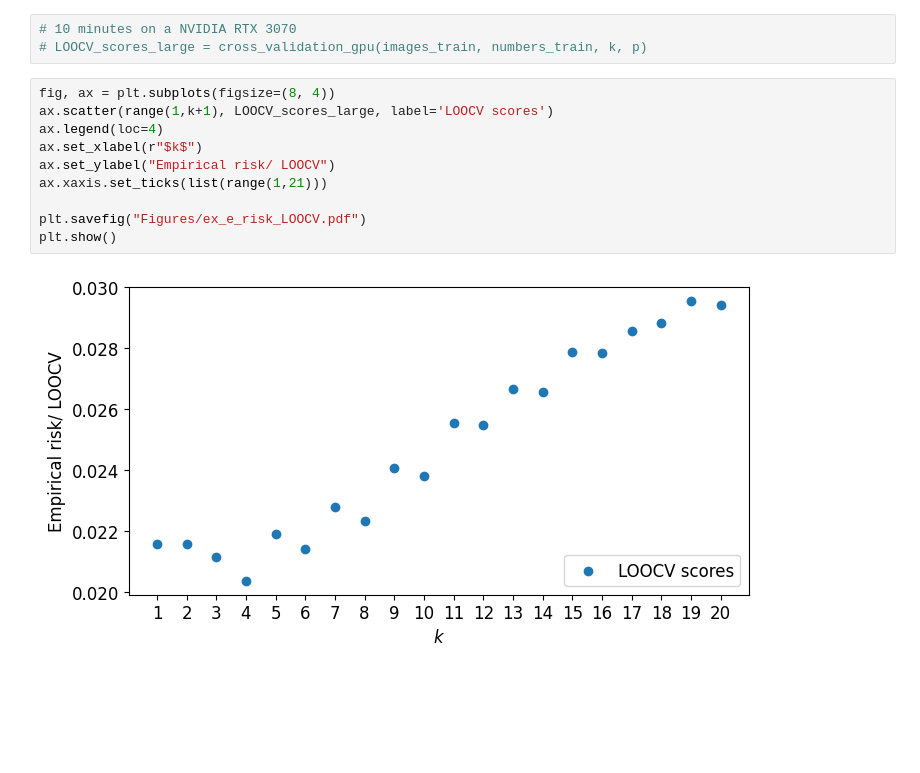
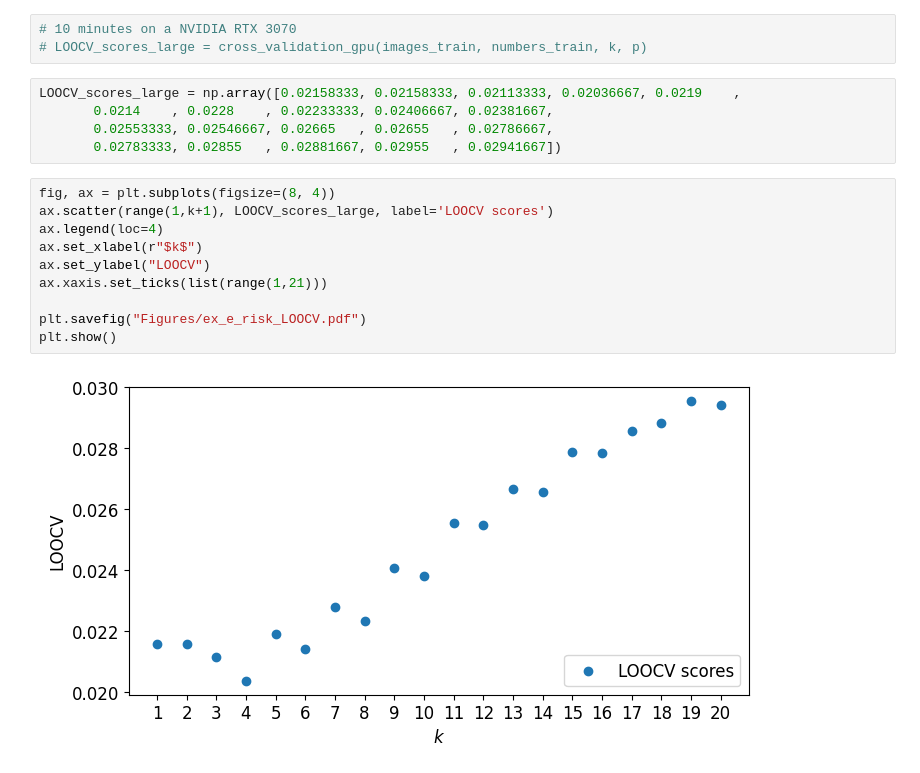
Before and after one commit to Sarc-s/2MMS80-part-one, a Jupyter notebook: gpu_code.ipynb, the cells around one changed output. Cells and saved outputs as stored; diff of their text form; blank space fills up the shorter version.

```diff
--- a/gpu_code.ipynb
+++ b/gpu_code.ipynb
@@ -388,15 +388,20 @@ p = 8
 # %%
 # 10 minutes on a NVIDIA RTX 3070
 # LOOCV_scores_large = cross_validation_gpu(images_train, numbers_train, k, p)
+# %%
+LOOCV_scores_large = np.array([0.02158333, 0.02158333, 0.02113333, 0.02036667, 0.0219    ,
+       0.0214    , 0.0228    , 0.02233333, 0.02406667, 0.02381667,
+       0.02553333, 0.02546667, 0.02665   , 0.02655   , 0.02786667,
+       0.02783333, 0.02855   , 0.02881667, 0.02955   , 0.02941667])
 # %%
 fig, ax = plt.subplots(figsize=(8, 4))
 ax.scatter(range(1,k+1), LOOCV_scores_large, label='LOOCV scores')
 ax.legend(loc=4)
 ax.set_xlabel(r"$k$")
-ax.set_ylabel("Empirical risk/ LOOCV")
+ax.set_ylabel("LOOCV")
 ax.xaxis.set_ticks(list(range(1,21)))
 
 plt.savefig("Figures/ex_e_risk_LOOCV.pdf")
 plt.show()
 # %% [output]
-[figure, old version]
+[figure, new version]
```
